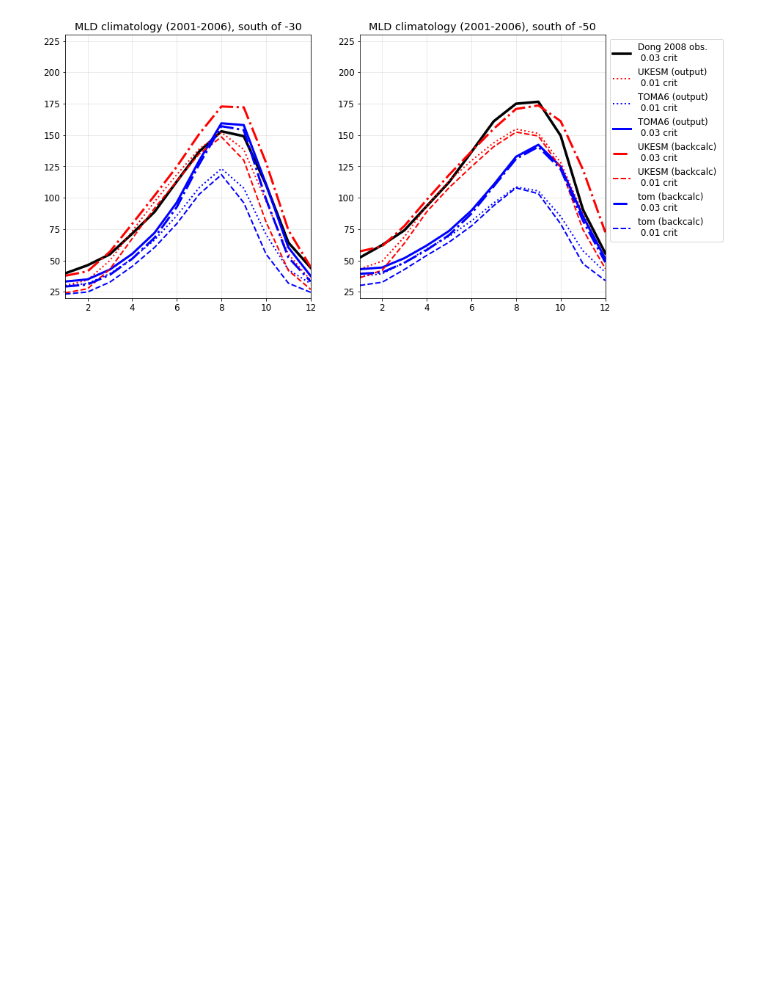
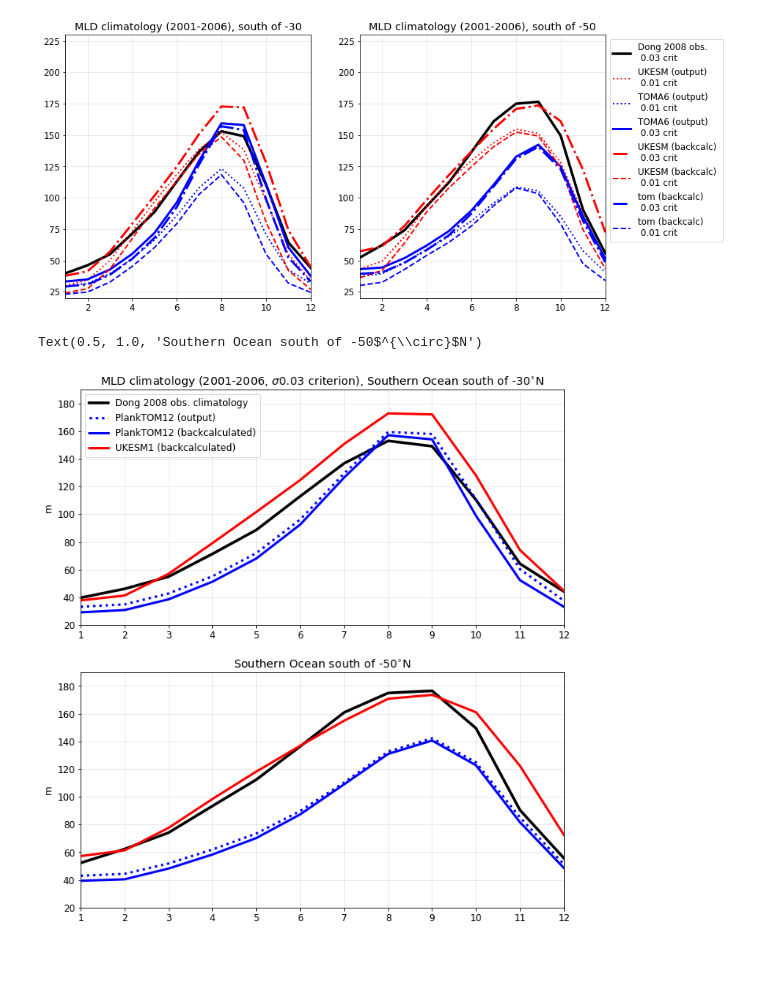
Before and after one commit to tjarnikova/SOZONE, a Jupyter notebook: windAnalyis/oceanFields/observational_MLD.ipynb, the cells around one changed output. Drawn from its saved outputs; the diff is of its cells as text; code cells hidden in the pictures; blank space fills up the shorter version.

Commit message:
ocean fields main figures for paper

```diff
--- a/windAnalyis/oceanFields/observational_MLD.ipynb
+++ b/windAnalyis/oceanFields/observational_MLD.ipynb
@@ -708,6 +708,68 @@ axs[1].set_title('MLD climatology (2001-2006), south of -50')
 # %% [output]
 Text(0.5, 1.0, 'MLD climatology (2001-2006), south of -50')
 [figure]
+# %%
+#ET_SI73_mld/mldr10_1
+#-64.867195 to #-30.455408
+mos = np.arange(1,13,1)
+fact = 1.1
+fig, axs = plt.subplots(2,1, figsize=(10*fact, 11*fact), facecolor='w', edgecolor='k')
+axs = axs.ravel()
+
+axs[0].plot(mos, mld_DONG, color = 'k', linestyle = '-', linewidth = 3.5, label = 'Dong 2008 obs. climatology')
+axs[1].plot(mos, mld_50DONG, color = 'k', linestyle = '-', linewidth = 3.5, label = 'Dong 2008 obs. climatology')
+
+###-40
+###output
+
+# axs[0].plot(mos,ukesm_somxl010, color = 'r',linestyle = ':', linewidth = 2, \
+#  label = 'UKESM (output) \n 0.01 crit')
+# axs[0].plot(mos,TJ_1AA6_mldr10_1, color = 'b',linestyle = ':', linewidth = 2, \
+#  label = 'TOMA6 (output) \n 0.01 crit')
+axs[0].plot(mos,TJ_1AA6_somxl030, color = 'b',linestyle = ':', linewidth = 3, \
+ label = 'PlankTOM12 (output)')
+axs[0].plot(mos,tom_bc_somxl030, color = 'b',linestyle = '-', linewidth = 3, \
+ label = 'PlankTOM12 (backcalculated)')
+###
+axs[0].plot(mos,ukesm_bc_somxl030, color = 'r',linestyle = '-', linewidth = 3, \
+ label = 'UKESM1 (backcalculated)')
+# axs[0].plot(mos,ukesm_bc_somxl010, color = 'r',linestyle = '--', linewidth = 2, \
+#  label = 'UKESM (backcalc) \n 0.01 crit')
+
+# axs[0].plot(mos,tom_bc_somxl010, color = 'b',linestyle = '--', linewidth = 2, \
+#  label = 'tom (backcalc) \n 0.01 crit')
+
+###
+# axs[1].plot(mos,ukesm_50somxl010, color = 'r',linestyle = ':', linewidth = 2, \
+#  label = 'UKESM (output) \n 0.01 crit')
+# axs[1].plot(mos,TJ_1AA6_50mldr10_1, color = 'b',linestyle = ':', linewidth = 2, \
+#  label = 'TOMA6 (output) \n 0.01 crit')
+axs[1].plot(mos,TJ_1AA6_50somxl030, color = 'b',linestyle = ':', linewidth = 3, \
+ label = 'TOM12 (output)')
+###
+axs[1].plot(mos,ukesm_bc_50somxl030, color = 'r',linestyle = '-', linewidth = 3, \
+ label = 'UKESM (backcalc) \n 0.03 crit')
+# axs[1].plot(mos,ukesm_bc_50somxl010, color = 'r',linestyle = '--', linewidth = 2, \
+#  label = 'UKESM (backcalc) \n 0.01 crit')
+axs[1].plot(mos,tom_bc_50somxl030, color = 'b',linestyle = '-', linewidth = 3, \
+ label = 'tom (backcalc) \n 0.03 crit')
+# axs[1].plot(mos,tom_bc_50somxl010, color = 'b',linestyle = '--', linewidth = 2, \
+#  label = 'tom (backcalc) \n 0.01 crit')
+
+axs[0].legend(loc = 'best')
+
+for i in range(0,2):
+    axs[i].set_xlim([1,12])
+    axs[i].set_xticks(np.arange(1,13,1))
+    axs[i].set_ylim([20,190])
+    axs[i].grid(alpha = 0.3)
+    axs[i].set_ylabel('m')
+
+axs[0].set_title('MLD climatology (2001-2006, $\sigma$0.03 criterion), Southern Ocean south of -30$^{\circ}$N')
+axs[1].set_title('Southern Ocean south of -50$^{\circ}$N')
+# %% [output]
+Text(0.5, 1.0, 'Southern Ocean south of -50$^{\\circ}$N')
+[figure, added]
 # %% [markdown]
 ###
 # %%
```
Also changed, not shown: parts of 6 cells of this notebook, 3 other files.
